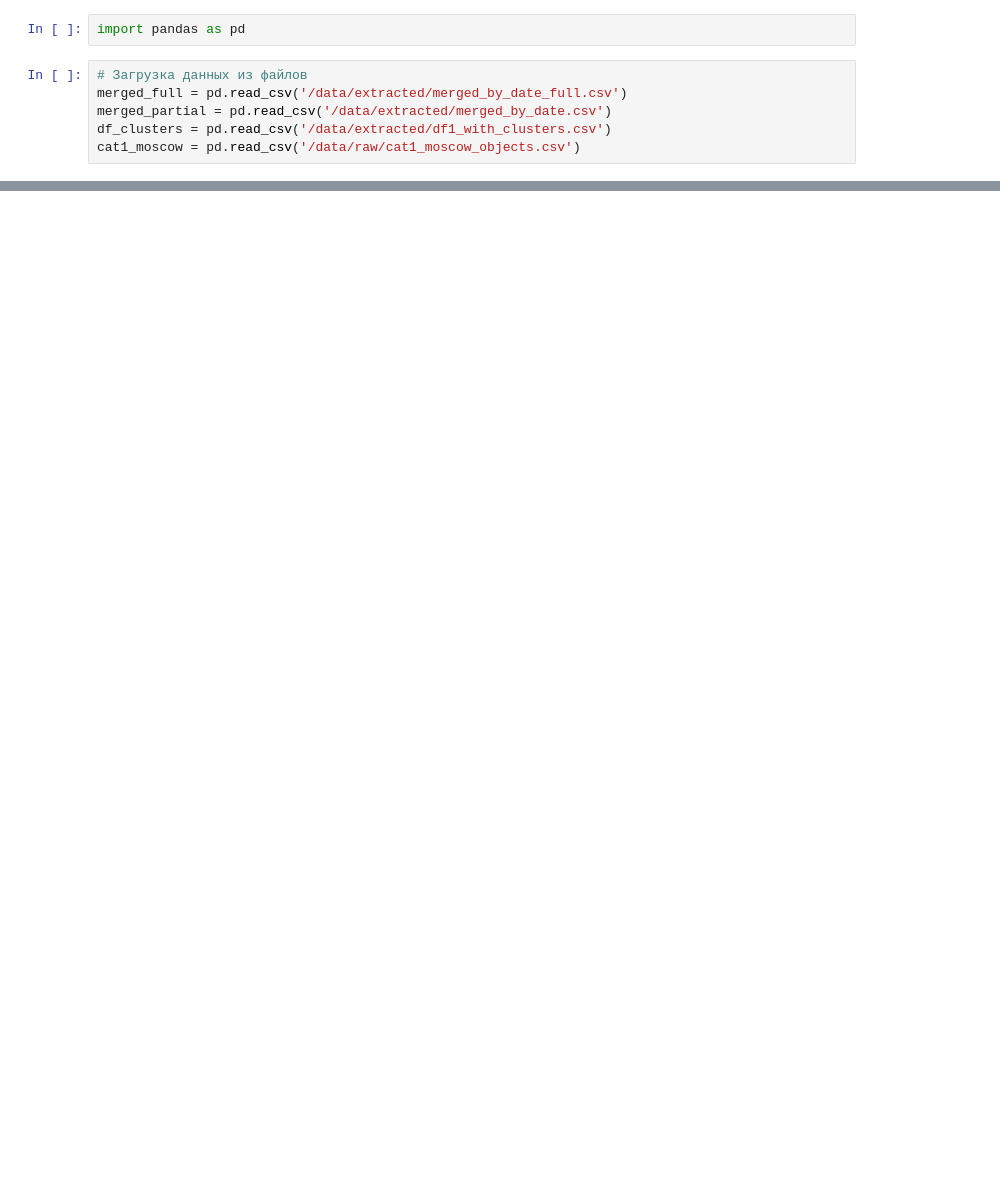
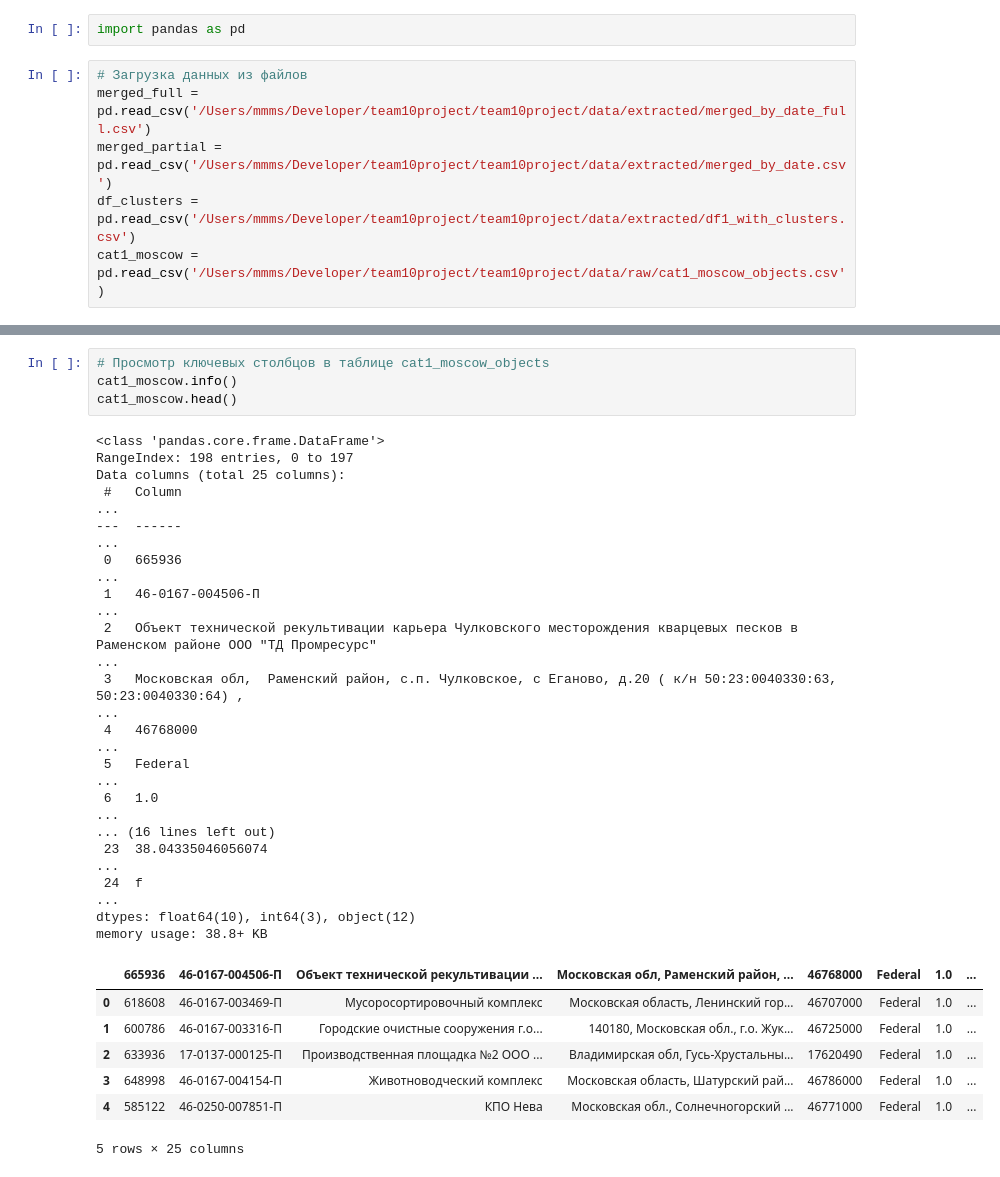
Before and after one commit to PrincessSats/team10project, a Jupyter notebook: notebooks/model_and_data_eng.ipynb, the cells around one changed output, grey strips where cells are left out. Drawn from its saved outputs; the diff is of its cells as text; blank space fills up the shorter version.

Commit message:
model_and_data_eng mod

```diff
--- a/notebooks/model_and_data_eng.ipynb
+++ b/notebooks/model_and_data_eng.ipynb
@@ -2,7 +2,7 @@
 import pandas as pd
 # %%
 # Загрузка данных из файлов
-merged_full = pd.read_csv('/data/extracted/merged_by_date_full.csv')
-merged_partial = pd.read_csv('/data/extracted/merged_by_date.csv')
-df_clusters = pd.read_csv('/data/extracted/df1_with_clusters.csv')
-cat1_moscow = pd.read_csv('/data/raw/cat1_moscow_objects.csv')
+merged_full = pd.read_csv('/Users/mmms/Developer/team10project/team10project/data/extracted/merged_by_date_full.csv')
+merged_partial = pd.read_csv('/Users/mmms/Developer/team10project/team10project/data/extracted/merged_by_date.csv')
+df_clusters = pd.read_csv('/Users/mmms/Developer/team10project/team10project/data/extracted/df1_with_clusters.csv')
+cat1_moscow = pd.read_csv('/Users/mmms/Developer/team10project/team10project/data/raw/cat1_moscow_objects.csv')
@@ -10,0 +79,29 @@ FileNotFoundError: [Errno 2] No such file or directory: '/data/extracted/merged_
+# %%
+# Просмотр ключевых столбцов в таблице cat1_moscow_objects
+cat1_moscow.info()
+cat1_moscow.head()
+# %% [output]
+<class 'pandas.core.frame.DataFrame'>
+RangeIndex: 198 entries, 0 to 197
+Data columns (total 25 columns):
+ #   Column                                                                                                                                                                                              ...
+---  ------                                                                                                                                                                                              ...
+ 0   665936                                                                                                                                                                                              ...
+ 1   46-0167-004506-П                                                                                                                                                                                    ...
+ 2   Объект технической рекультивации карьера Чулковского месторождения кварцевых песков в Раменском районе ООО "ТД Промресурс"                                                                          ...
+ 3   Московская обл,  Раменский район, с.п. Чулковское, с Еганово, д.20 ( к/н 50:23:0040330:63, 50:23:0040330:64) ,                                                                                      ...
+ 4   46768000                                                                                                                                                                                            ...
+ 5   Federal                                                                                                                                                                                             ...
+ 6   1.0                                                                                                                                                                                                 ...
+... (16 lines left out)
+ 23  38.04335046056074                                                                                                                                                                                   ...
+ 24  f                                                                                                                                                                                                   ...
+dtypes: float64(10), int64(3), object(12)
+memory usage: 38.8+ KB
+|  | 665936 | 46-0167-004506-П | Объект технической рекультивации ... | Московская обл, Раменский район, ... | 46768000 | Federal | 1.0 | ... |
+| 0 | 618608 | 46-0167-003469-П | Мусоросортировочный комплекс | Московская область, Ленинский гор... | 46707000 | Federal | 1.0 | ... |
+| 1 | 600786 | 46-0167-003316-П | Городские очистные сооружения г.о... | 140180, Московская обл., г.о. Жук... | 46725000 | Federal | 1.0 | ... |
+| 2 | 633936 | 17-0137-000125-П | Производственная площадка №2 ООО ... | Владимирская обл, Гусь-Хрустальны... | 17620490 | Federal | 1.0 | ... |
+| 3 | 648998 | 46-0167-004154-П | Животноводческий комплекс | Московская область, Шатурский рай... | 46786000 | Federal | 1.0 | ... |
+| 4 | 585122 | 46-0250-007851-П | КПО Нева | Московская обл., Солнечногорский ... | 46771000 | Federal | 1.0 | ... |
+5 rows × 25 columns
```
Also changed, not shown: parts of 19 cells of this notebook.
